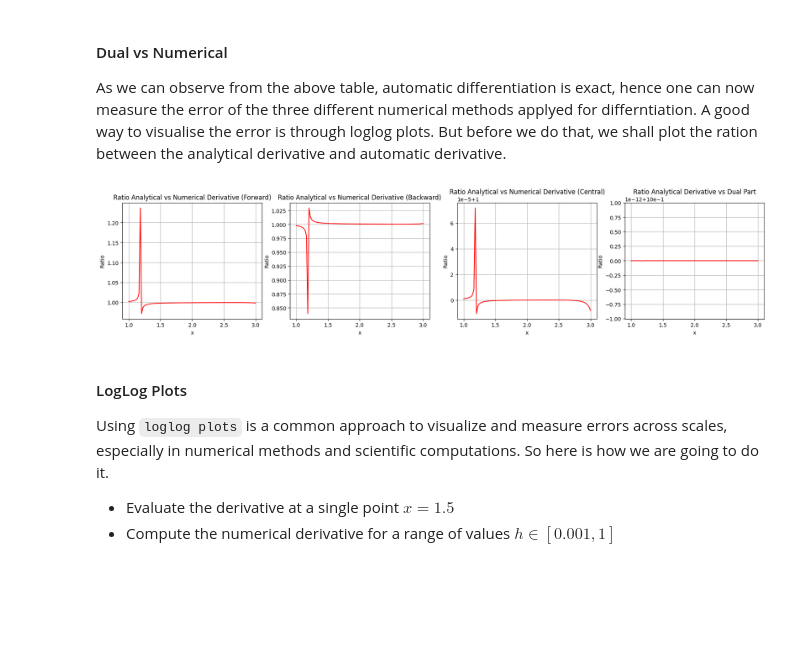
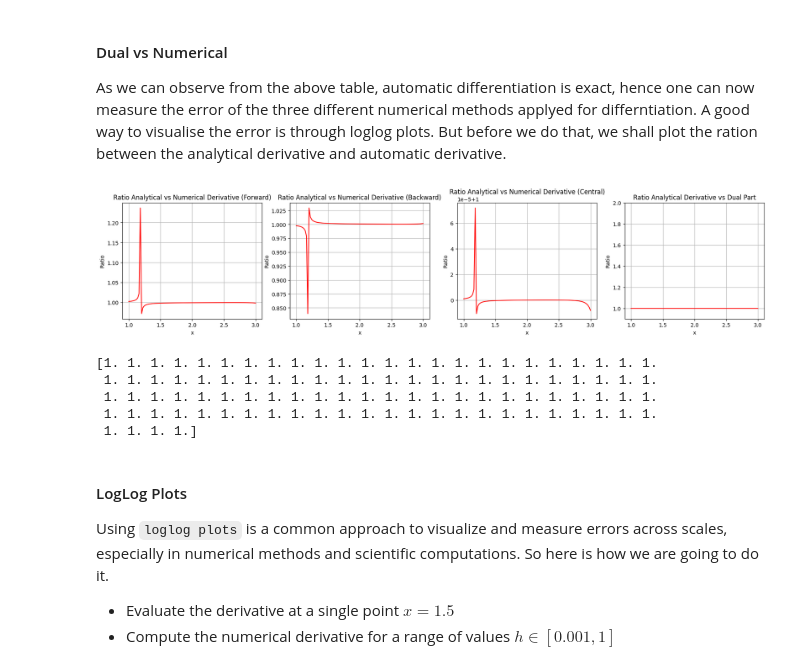
Before and after one commit to MatteoMancini01/dual_autodiff, a Jupyter notebook: docs/dual_autodiff.ipynb, the cells around one changed output. Drawn from its saved outputs; the diff is of its cells as text; code cells hidden in the pictures; blank space fills up the shorter version.

Commit message:
Issue with one of the ratio plots solved

```diff
--- a/docs/dual_autodiff.ipynb
+++ b/docs/dual_autodiff.ipynb
@@ -471,34 +471,42 @@ fig, ax = plt.subplots(1,4, figsize = (22, 4)) # making subplots
 
 # Forward difference
 ax[0].plot(x_space, df_true(x_space)/ndf_for, color = 'red')
 ax[0].set_title('Ratio Analytical vs Numerical Derivative (Forward)')
 ax[0].set_xlabel('x')
 ax[0].set_ylabel('Ratio')
 ax[0].grid()
 
 # Backward difference
 ax[1].plot(x_space, df_true(x_space)/ndf_bac, color = 'red')
 ax[1].set_title('Ratio Analytical vs Numerical Derivative (Backward)')
 ax[1].set_xlabel('x')
 ax[1].set_ylabel('Ratio')
 ax[1].grid()
 
 # Central difference
 ax[2].plot(x_space, df_true(x_space)/ndf_cen, color = 'red')
 ax[2].set_title('Ratio Analytical vs Numerical Derivative (Central)')
 ax[2].set_xlabel('x')
 ax[2].set_ylabel('Ratio')
 ax[2].grid()
 
 # Automatic difference
 ax[3].plot(x_space, ratio_, color= 'red')
+ax[3].set_ylim(0.9, 1.1)
 ax[3].set_xlabel('x')
 ax[3].set_ylabel('Ratio')
 ax[3].set_title('Ratio Analytical Derivative vs Dual Part')
 ax[3].grid()
 plt.show()
+
+print(ratio_)
 # %% [output]
-[figure, old version]
+[figure, new version]
+[1. 1. 1. 1. 1. 1. 1. 1. 1. 1. 1. 1. 1. 1. 1. 1. 1. 1. 1. 1. 1. 1. 1. 1.
+ 1. 1. 1. 1. 1. 1. 1. 1. 1. 1. 1. 1. 1. 1. 1. 1. 1. 1. 1. 1. 1. 1. 1. 1.
+ 1. 1. 1. 1. 1. 1. 1. 1. 1. 1. 1. 1. 1. 1. 1. 1. 1. 1. 1. 1. 1. 1. 1. 1.
+ 1. 1. 1. 1. 1. 1. 1. 1. 1. 1. 1. 1. 1. 1. 1. 1. 1. 1. 1. 1. 1. 1. 1. 1.
+ 1. 1. 1. 1.]
 # %% [markdown]
 #### LogLog Plots
 Using `loglog plots` is a common approach to visualize and measure errors across scales, especially in numerical methods and scientific computations. So here is how we are going to do it.
```
